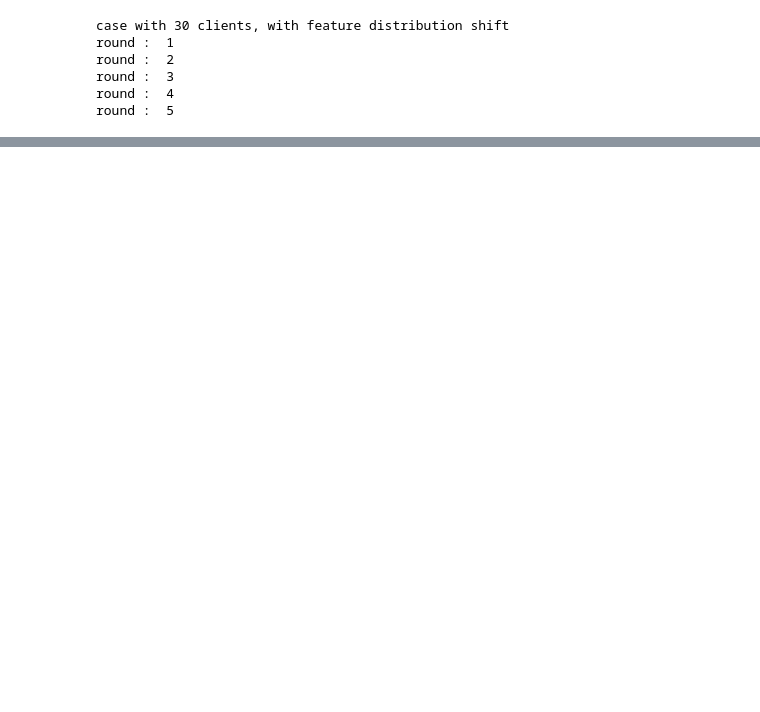
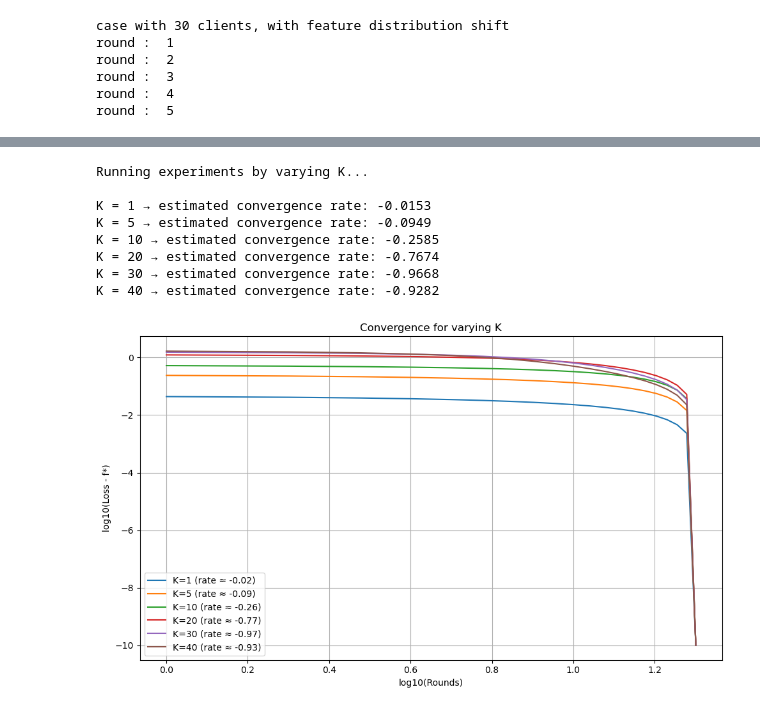
Before and after one commit to hacknstack/miniproject_OPTML, a Jupyter notebook: features_shift.ipynb, the cells around one changed output, grey strips where cells are left out. Cells and saved outputs as stored; diff of their text form; code cells hidden in the pictures; blank space fills up the shorter version.

```diff
--- a/features_shift.ipynb
+++ b/features_shift.ipynb
@@ -118,0 +239,20 @@ Test Accuracy with 30 ): 84.10%
+# %%
+
+
+
+run_experiments(
+    datalist=datalist,
+    param_name='K',
+    param_values=[1, 5, 10,20,30,40],
+    fixed_params={'T': 20, 'gamma': 0.01},
+    loglog=True)
+# %% [output]
+Running experiments by varying K...
+
+K = 1 → estimated convergence rate: -0.0153
+K = 5 → estimated convergence rate: -0.0949
+K = 10 → estimated convergence rate: -0.2585
+K = 20 → estimated convergence rate: -0.7674
+K = 30 → estimated convergence rate: -0.9668
+K = 40 → estimated convergence rate: -0.9282
+[figure, added]
```
Also changed, not shown: parts of 32 cells of this notebook, 3 other files.
